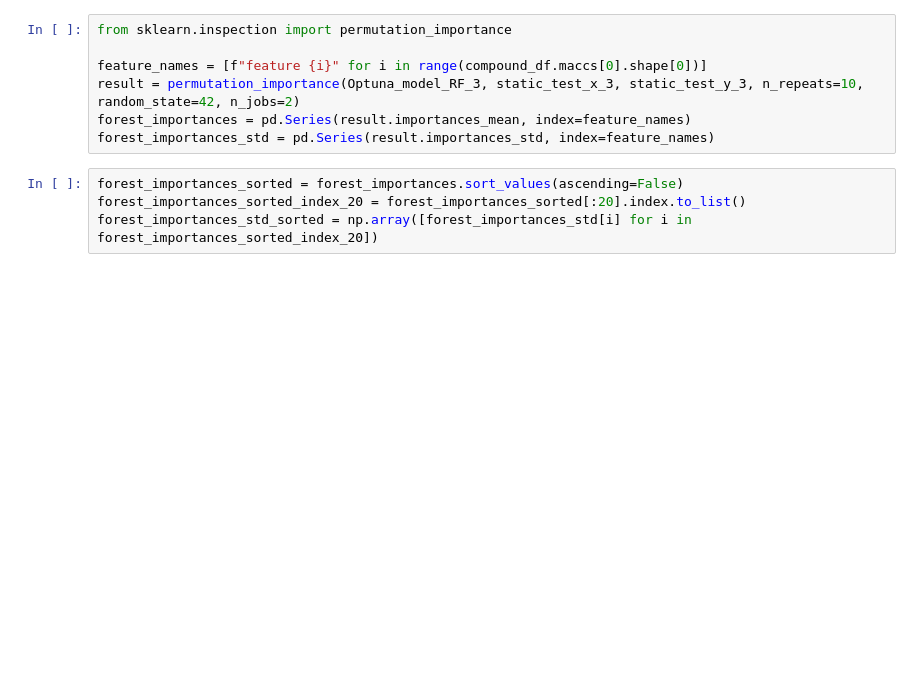
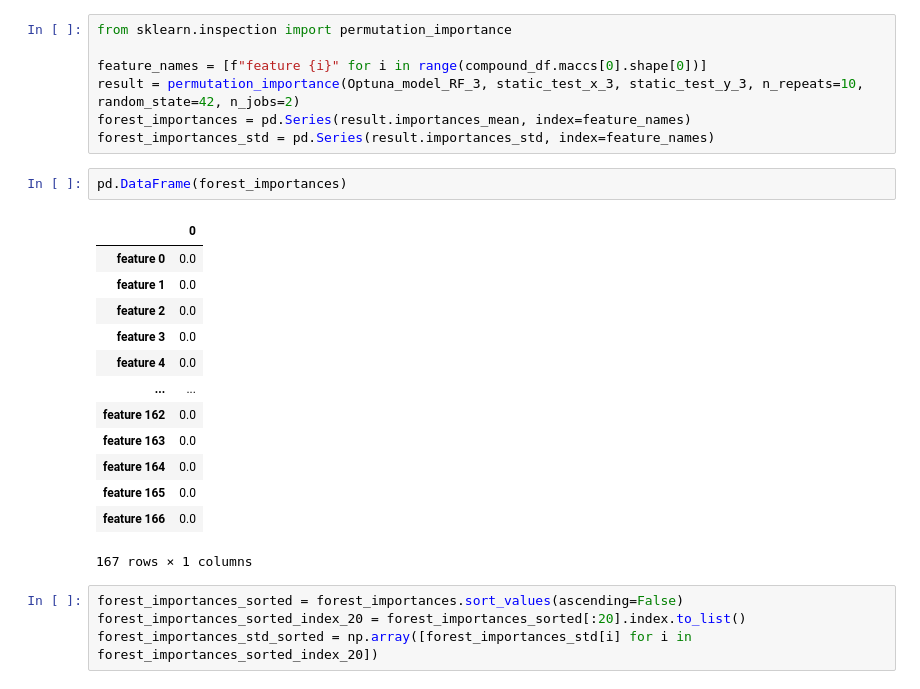
Before and after one commit to ASarriJackson/SummerProject, a Jupyter notebook: Classifiers/Classification_Random_Forrest.ipynb, the cells around one changed output. Cells and saved outputs as stored; diff of their text form; blank space fills up the shorter version.

```diff
--- a/Classifiers/Classification_Random_Forrest.ipynb
+++ b/Classifiers/Classification_Random_Forrest.ipynb
@@ -260,6 +260,22 @@ feature_names = [f"feature {i}" for i in range(compound_df.maccs[0].shape[0])]
 result = permutation_importance(Optuna_model_RF_3, static_test_x_3, static_test_y_3, n_repeats=10, random_state=42, n_jobs=2)
 forest_importances = pd.Series(result.importances_mean, index=feature_names)
 forest_importances_std = pd.Series(result.importances_std, index=feature_names)
+# %%
+pd.DataFrame(forest_importances)
+# %% [output]
+|  | 0 |
+| feature 0 | 0.0 |
+| feature 1 | 0.0 |
+| feature 2 | 0.0 |
+| feature 3 | 0.0 |
+| feature 4 | 0.0 |
+| ... | ... |
+| feature 162 | 0.0 |
+| feature 163 | 0.0 |
+| feature 164 | 0.0 |
+| feature 165 | 0.0 |
+| feature 166 | 0.0 |
+167 rows × 1 columns
 # %%
 forest_importances_sorted = forest_importances.sort_values(ascending=False)
 forest_importances_sorted_index_20 = forest_importances_sorted[:20].index.to_list()
```
Also changed, not shown: parts of 11 cells of this notebook, 7 other files.
